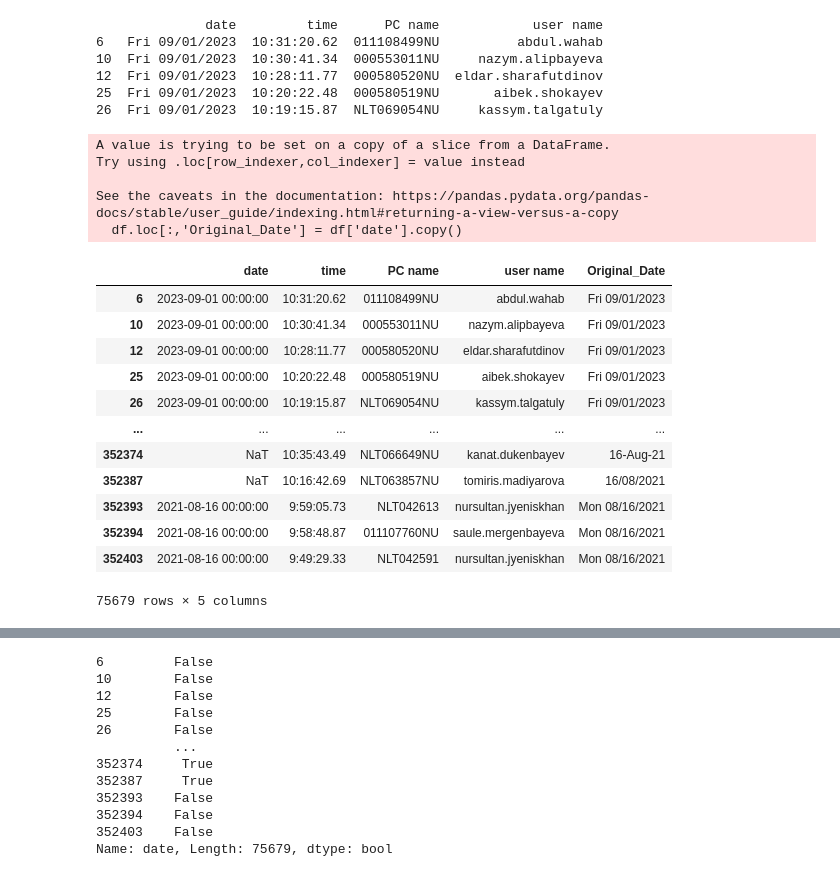
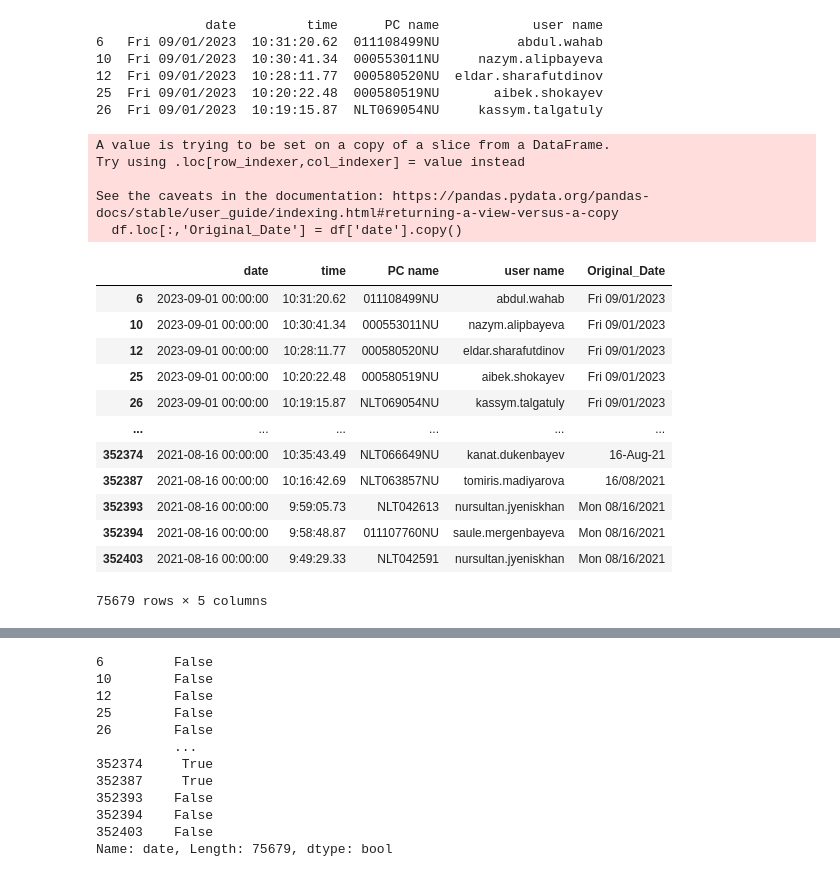
Before and after one commit to zhoomabekov/Python_Practice, a Jupyter notebook: Login Logs Processing.ipynb, the cells around one changed output, grey strips where cells are left out. Drawn from its saved outputs; the diff is of its cells as text; code cells hidden in the pictures.

Commit message:
99.9% of date formats covered
Converted all the dates to Timestamp

```diff
--- a/Login Logs Processing.ipynb
+++ b/Login Logs Processing.ipynb
@@ -54,28 +54,35 @@ print(df.head())
 # %%
 # Create a new column to store the original date values
 df.loc[:,'Original_Date'] = df['date'].copy()
 
 
 date_format_1 = '%a %m/%d/%Y'
-# date_format_2 =
+date_format_2 = '%d.%m.%Y'
+date_format_3 = '%d/%m/%Y'
+date_format_4 = '%d-%b-%y'
+date_format_5 = '%Y-%m-%d'
 
-df.loc[:, 'date'] = pd.to_datetime(df['date'], errors='coerce', format=date_format_1)
+df.loc[:, 'date'] = pd.to_datetime(df['date'], errors='coerce', format=date_format_1).combine_first(
+    pd.to_datetime(df['date'], errors='coerce', format=date_format_2)).combine_first(
+    pd.to_datetime(df['date'], errors='coerce', format=date_format_3)).combine_first(
+    pd.to_datetime(df['date'], errors='coerce', format=date_format_4)).combine_first(
+    pd.to_datetime(df['date'], errors='coerce', format=date_format_5))
 df
 # %% [output]
 A value is trying to be set on a copy of a slice from a DataFrame.
 Try using .loc[row_indexer,col_indexer] = value instead
 
 See the caveats in the documentation: https://pandas.pydata.org/pandas-docs/stable/user_guide/indexing.html#returning-a-view-versus-a-copy
   df.loc[:,'Original_Date'] = df['date'].copy()
 |  | date | time | PC name | user name | Original_Date |
 | 6 | 2023-09-01 00:00:00 | 10:31:20.62 | 011108499NU | abdul.wahab | Fri 09/01/2023 |
 | 10 | 2023-09-01 00:00:00 | 10:30:41.34 | 000553011NU | nazym.alipbayeva | Fri 09/01/2023 |
 | 12 | 2023-09-01 00:00:00 | 10:28:11.77 | 000580520NU | eldar.sharafutdinov | Fri 09/01/2023 |
 | 25 | 2023-09-01 00:00:00 | 10:20:22.48 | 000580519NU | aibek.shokayev | Fri 09/01/2023 |
 | 26 | 2023-09-01 00:00:00 | 10:19:15.87 | NLT069054NU | kassym.talgatuly | Fri 09/01/2023 |
 | ... | ... | ... | ... | ... | ... |
-| 352374 | NaT | 10:35:43.49 | NLT066649NU | kanat.dukenbayev | 16-Aug-21 |
-| 352387 | NaT | 10:16:42.69 | NLT063857NU | tomiris.madiyarova | 16/08/2021 |
+| 352374 | 2021-08-16 00:00:00 | 10:35:43.49 | NLT066649NU | kanat.dukenbayev | 16-Aug-21 |
+| 352387 | 2021-08-16 00:00:00 | 10:16:42.69 | NLT063857NU | tomiris.madiyarova | 16/08/2021 |
 | 352393 | 2021-08-16 00:00:00 | 9:59:05.73 | NLT042613 | nursultan.jyeniskhan | Mon 08/16/2021 |
 | 352394 | 2021-08-16 00:00:00 | 9:58:48.87 | 011107760NU | saule.mergenbayeva | Mon 08/16/2021 |
 | 352403 | 2021-08-16 00:00:00 | 9:49:29.33 | NLT042591 | nursultan.jyeniskhan | Mon 08/16/2021 |
```
Also changed, not shown: parts of 3 cells of this notebook.
